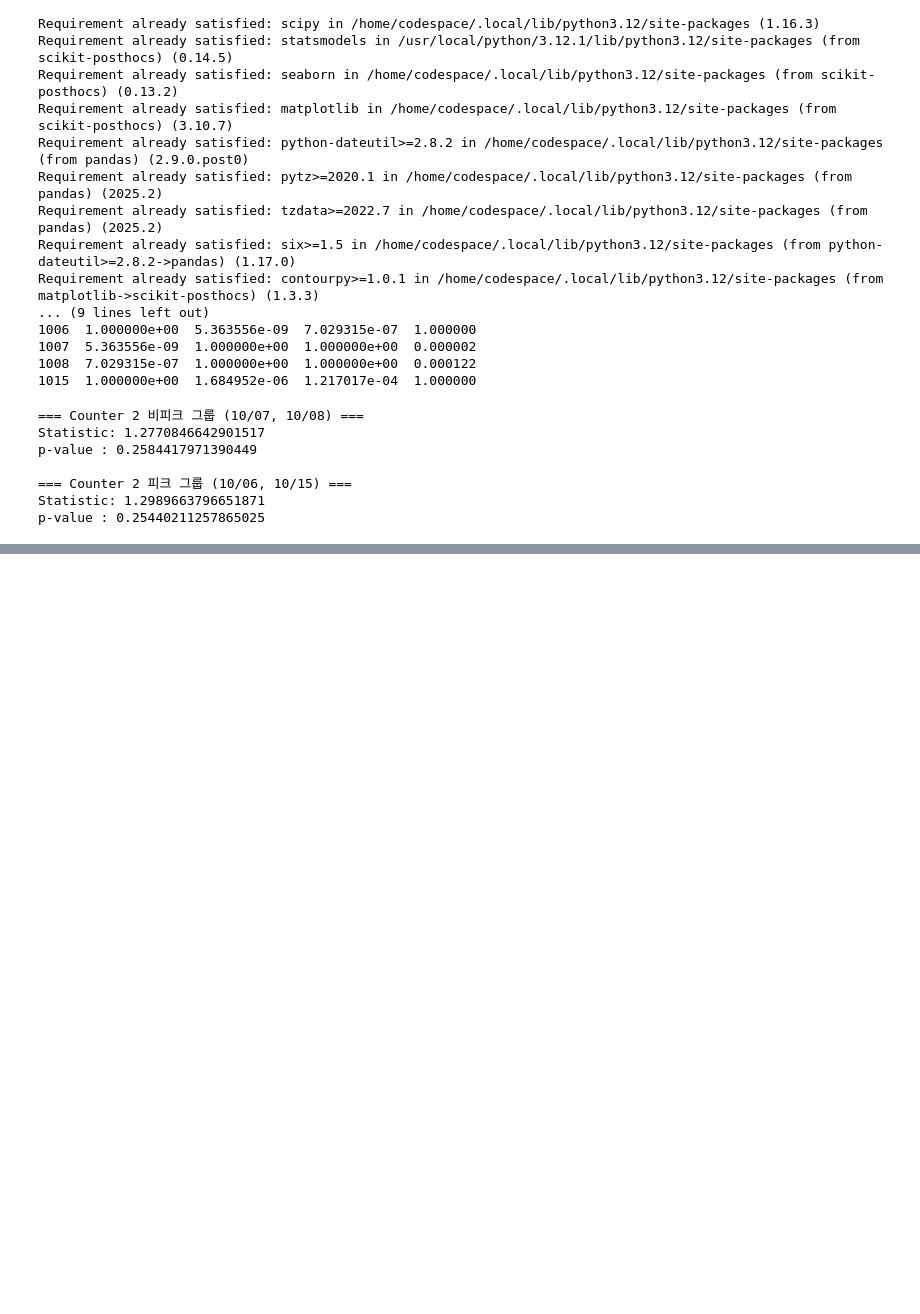
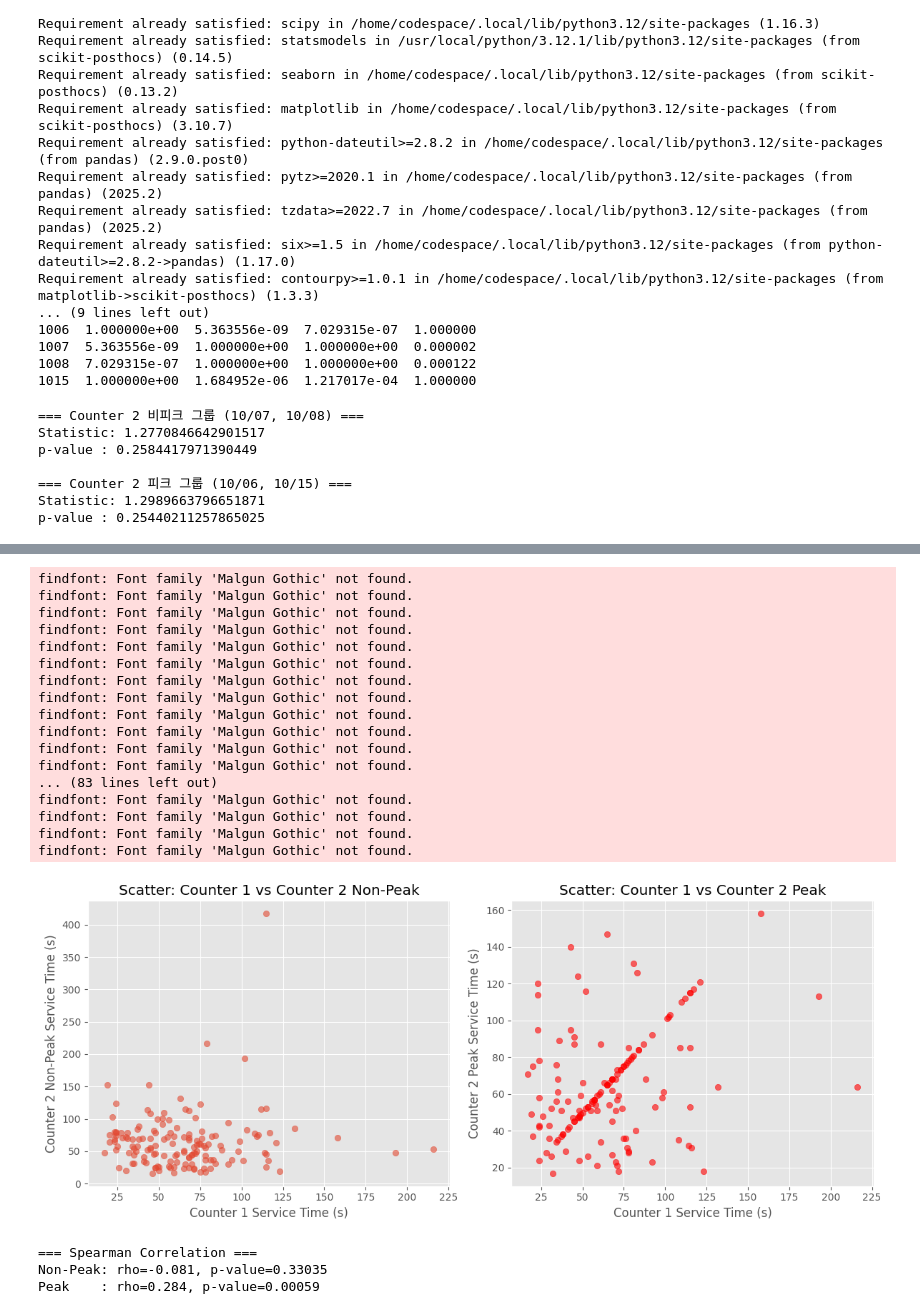
Before and after one commit to minsu-dev/Simulation-, a Jupyter notebook: 데이터 시각화.ipynb, the cells around one changed output, grey strips where cells are left out. Saved outputs shown, nothing was run; the diff lists cells and outputs as text; code cells hidden in the pictures; blank space fills up the shorter version.

```diff
--- a/데이터 시각화.ipynb
+++ b/데이터 시각화.ipynb
@@ -528,0 +587,80 @@ p-value : 0.25440211257865025
+# %%
+import matplotlib.pyplot as plt
+import seaborn as sns
+from scipy.stats import spearmanr
+
+# -------------------------------
+# 데이터 준비
+# -------------------------------
+# Counter 1 전체
+c1_all = np.concatenate([c1_06, c1_07, c1_08, c1_15])
+
+# Counter 2 비피크: 10/07, 10/08
+c2_nonpeak = np.concatenate([c2_07, c2_08])
+
+# Counter 2 피크: 10/06, 10/15
+c2_peak = np.concatenate([c2_06, c2_15])
+
+# 샘플 길이를 맞춰주기 (shortest length 기준)
+min_len_nonpeak = min(len(c1_all), len(c2_nonpeak))
+min_len_peak = min(len(c1_all), len(c2_peak))
+
+c1_nonpeak = c1_all[:min_len_nonpeak]
+c2_nonpeak = c2_nonpeak[:min_len_nonpeak]
+
+c1_peak = c1_all[:min_len_peak]
+c2_peak = c2_peak[:min_len_peak]
+
+# -------------------------------
+# 1️⃣ 산점도 그리기
+# -------------------------------
+plt.figure(figsize=(12,5))
+
+# 비피크
+plt.subplot(1,2,1)
+plt.scatter(c1_nonpeak, c2_nonpeak, alpha=0.6)
+plt.xlabel('Counter 1 Service Time (s)')
+plt.ylabel('Counter 2 Non-Peak Service Time (s)')
+plt.title('Scatter: Counter 1 vs Counter 2 Non-Peak')
+
+# 피크
+plt.subplot(1,2,2)
+plt.scatter(c1_peak, c2_peak, alpha=0.6, color='red')
+plt.xlabel('Counter 1 Service Time (s)')
+plt.ylabel('Counter 2 Peak Service Time (s)')
+plt.title('Scatter: Counter 1 vs Counter 2 Peak')
+
+plt.tight_layout()
+plt.show()
+
+# -------------------------------
+# 2️⃣ 상관계수 계산
+# -------------------------------
+rho_nonpeak, pval_nonpeak = spearmanr(c1_nonpeak, c2_nonpeak)
+rho_peak, pval_peak = spearmanr(c1_peak, c2_peak)
+
+print("=== Spearman Correlation ===")
+print(f"Non-Peak: rho={rho_nonpeak:.3f}, p-value={pval_nonpeak:.5f}")
+print(f"Peak    : rho={rho_peak:.3f}, p-value={pval_peak:.5f}")
+# %% [output]
+findfont: Font family 'Malgun Gothic' not found.
+findfont: Font family 'Malgun Gothic' not found.
+findfont: Font family 'Malgun Gothic' not found.
+findfont: Font family 'Malgun Gothic' not found.
+findfont: Font family 'Malgun Gothic' not found.
+findfont: Font family 'Malgun Gothic' not found.
+findfont: Font family 'Malgun Gothic' not found.
+findfont: Font family 'Malgun Gothic' not found.
+findfont: Font family 'Malgun Gothic' not found.
+findfont: Font family 'Malgun Gothic' not found.
+findfont: Font family 'Malgun Gothic' not found.
+findfont: Font family 'Malgun Gothic' not found.
+... (83 lines left out)
+findfont: Font family 'Malgun Gothic' not found.
+findfont: Font family 'Malgun Gothic' not found.
+findfont: Font family 'Malgun Gothic' not found.
+findfont: Font family 'Malgun Gothic' not found.
+[figure, added]
+=== Spearman Correlation ===
+Non-Peak: rho=-0.081, p-value=0.33035
+Peak    : rho=0.284, p-value=0.00059
```
Also changed, not shown: parts of 2 cells of this notebook.
